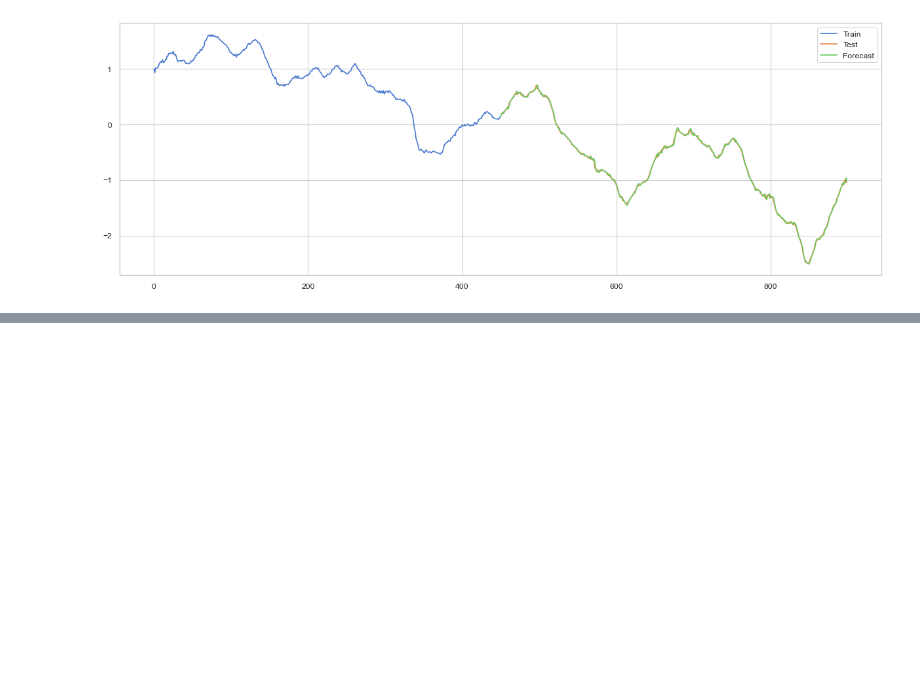
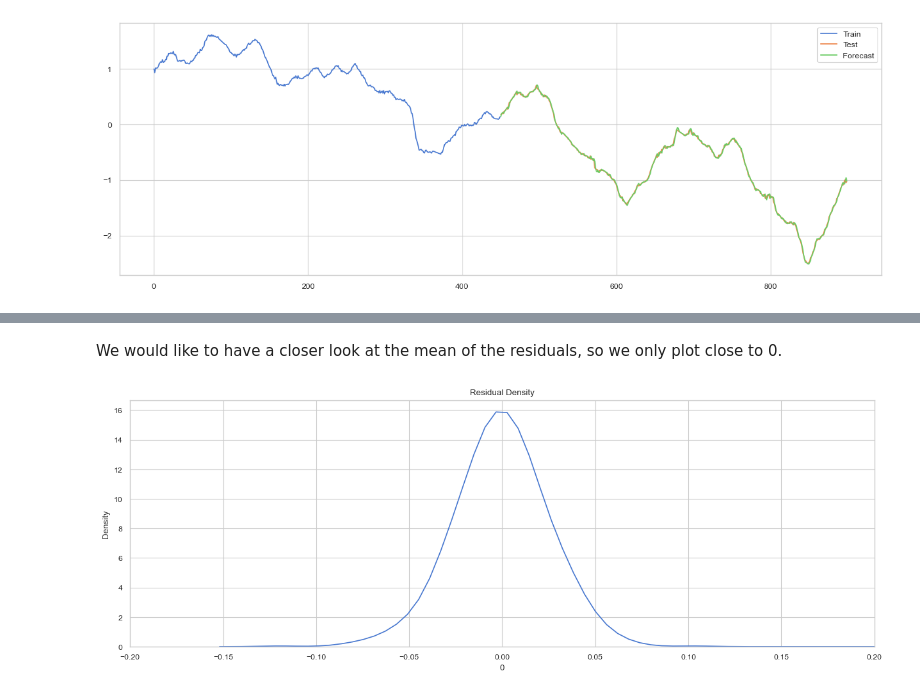
Before and after one commit to eduardotanqueiro/Project2-AAA, a Jupyter notebook: src/AAA2324_P2_62515_62928.ipynb, the cells around one changed output, grey strips where cells are left out. Saved outputs shown, nothing was run; the diff lists cells and outputs as text; code cells hidden in the pictures; blank space fills up the shorter version.

```diff
--- a/src/AAA2324_P2_62515_62928.ipynb
+++ b/src/AAA2324_P2_62515_62928.ipynb
@@ -735,0 +755,11 @@ plt.show()
+# %% [markdown]
+We would like to have a closer look at the mean of the residuals, so we only plot close to 0.
+# %%
+# plot the residual density around 0
+plt.figure(figsize=(15,5))
+sns.kdeplot(residuals[0])
+plt.xlim(-0.2, 0.2)
+plt.title("Residual Density")
+plt.show()
+# %% [output]
+[figure, added]
```
Also changed, not shown: parts of 19 cells of this notebook.
